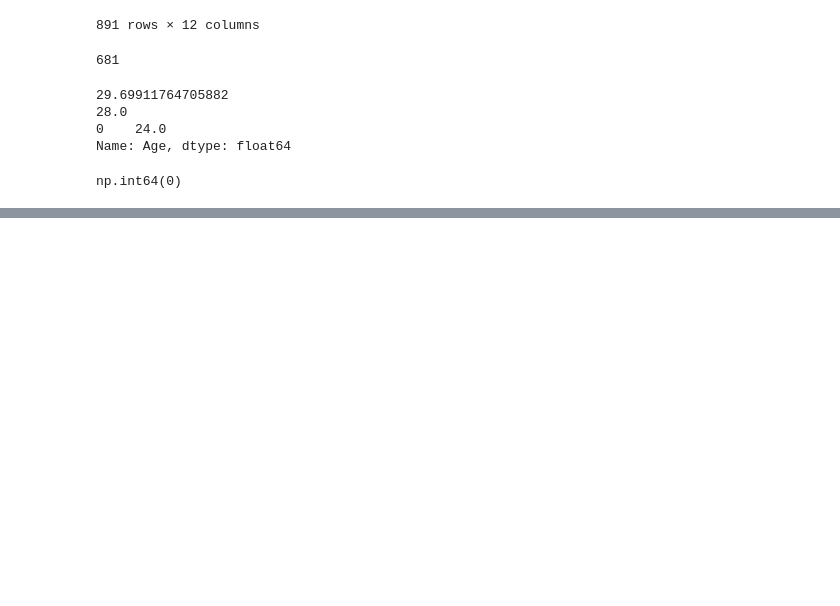
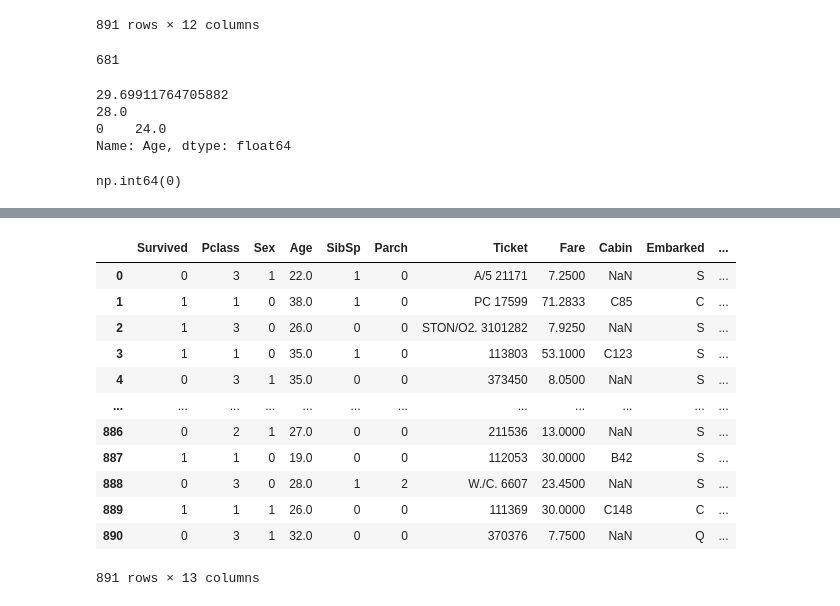
Before and after one commit to AloneMask001/Titanic-Survival-Analysis, a Jupyter notebook: Titanic_Analyze.ipynb, the cells around one changed output, grey strips where cells are left out. Saved outputs shown, nothing was run; the diff lists cells and outputs as text; code cells hidden in the pictures; blank space fills up the shorter version.

```diff
--- a/Titanic_Analyze.ipynb
+++ b/Titanic_Analyze.ipynb
@@ -183,0 +279,22 @@ np.int64(0)
+# %%
+# Target encoding
+
+Ticket_percentage = train_data.groupby("Ticket_Prefix")["Survived"].mean()
+
+train_data["Ticket_survival_percentage"] = train_data["Ticket_Prefix"].map(Ticket_percentage).round(3)
+
+train_data
+# %% [output]
+|  | Survived | Pclass | Sex | Age | SibSp | Parch | Ticket | Fare | Cabin | Embarked | ... |
+| 0 | 0 | 3 | 1 | 22.0 | 1 | 0 | A/5 21171 | 7.2500 | NaN | S | ... |
+| 1 | 1 | 1 | 0 | 38.0 | 1 | 0 | PC 17599 | 71.2833 | C85 | C | ... |
+| 2 | 1 | 3 | 0 | 26.0 | 0 | 0 | STON/O2. 3101282 | 7.9250 | NaN | S | ... |
+| 3 | 1 | 1 | 0 | 35.0 | 1 | 0 | 113803 | 53.1000 | C123 | S | ... |
+| 4 | 0 | 3 | 1 | 35.0 | 0 | 0 | 373450 | 8.0500 | NaN | S | ... |
+| ... | ... | ... | ... | ... | ... | ... | ... | ... | ... | ... | ... |
+| 886 | 0 | 2 | 1 | 27.0 | 0 | 0 | 211536 | 13.0000 | NaN | S | ... |
+| 887 | 1 | 1 | 0 | 19.0 | 0 | 0 | 112053 | 30.0000 | B42 | S | ... |
+| 888 | 0 | 3 | 0 | 28.0 | 1 | 2 | W./C. 6607 | 23.4500 | NaN | S | ... |
+| 889 | 1 | 1 | 1 | 26.0 | 0 | 0 | 111369 | 30.0000 | C148 | C | ... |
+| 890 | 0 | 3 | 1 | 32.0 | 0 | 0 | 370376 | 7.7500 | NaN | Q | ... |
+891 rows × 13 columns
```
Also changed, not shown: parts of 13 cells of this notebook.
